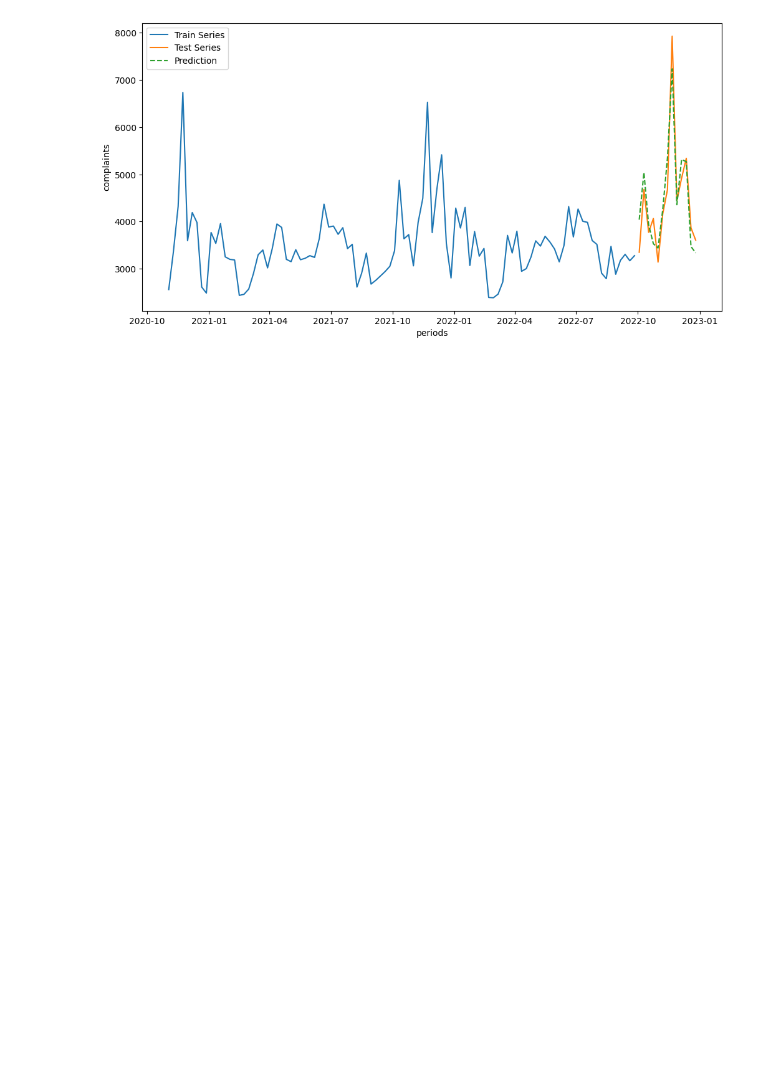
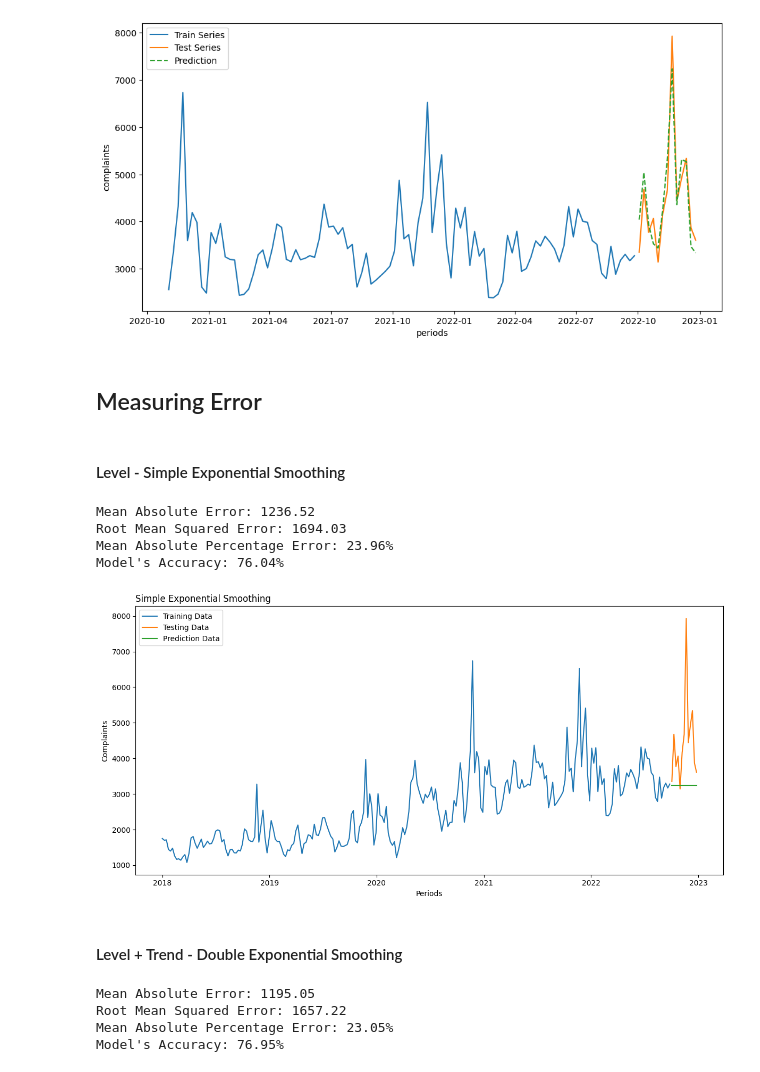
Before and after one commit to Vinni-Anddrade/time_series_course, a Jupyter notebook: 4_exponential_smothing_and_holt_winters/holt_winters-exponential_smothing.ipynb, the cells around one changed output. Cells and saved outputs as stored; diff of their text form; code cells hidden in the pictures; blank space fills up the shorter version.

Commit message:
Creating measure checking on Exponential Smoothing studies

```diff
--- a/4_exponential_smothing_and_holt_winters/holt_winters-exponential_smothing.ipynb
+++ b/4_exponential_smothing_and_holt_winters/holt_winters-exponential_smothing.ipynb
@@ -295,3 +297,5 @@ plt.ylabel("complaints")
 plt.show()
 # %% [output]
 [figure]
+# %% [markdown]
+## Measuring Error
@@ -297,0 +313,34 @@ plt.show()
+# %%
+def model_assessment(train, test, predictions, chart_title: None):
+    plt.figure(figsize=(12, 6))
+    plt.plot(train, label="Training Data")
+    plt.plot(test, label="Testing Data")
+    plt.plot(predictions, label="Prediction Data")
+    plt.title(chart_title, loc="left")
+    plt.xlabel("Periods")
+    plt.ylabel("Complaints")
+    plt.legend()
+    plt.tight_layout()
+    plt.show()
+# %% [markdown]
+#### Level - Simple Exponential Smoothing
+# %%
+measuring_predictions(df_test, results_ses)
+# %% [output]
+Mean Absolute Error: 1236.52
+Root Mean Squared Error: 1694.03
+Mean Absolute Percentage Error: 23.96%
+Model's Accuracy: 76.04%
+# %%
+model_assessment(df_train, df_test, results_ses, "Simple Exponential Smoothing")
+# %% [output]
+[figure, added]
+# %% [markdown]
+#### Level + Trend - Double Exponential Smoothing
+# %%
+measuring_predictions(df_test, results_des)
+# %% [output]
+Mean Absolute Error: 1195.05
+Root Mean Squared Error: 1657.22
+Mean Absolute Percentage Error: 23.05%
+Model's Accuracy: 76.95%
```
Also changed, not shown: parts of 9 cells of this notebook.
